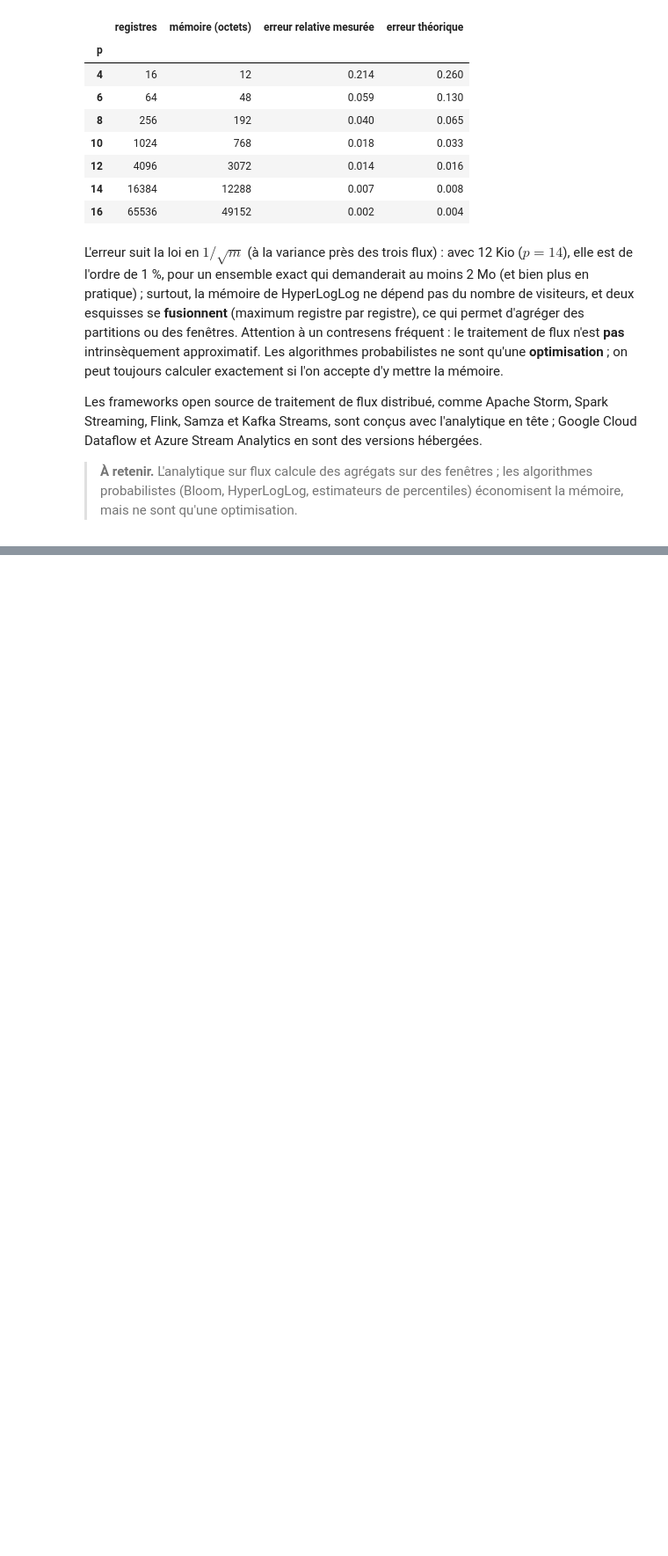
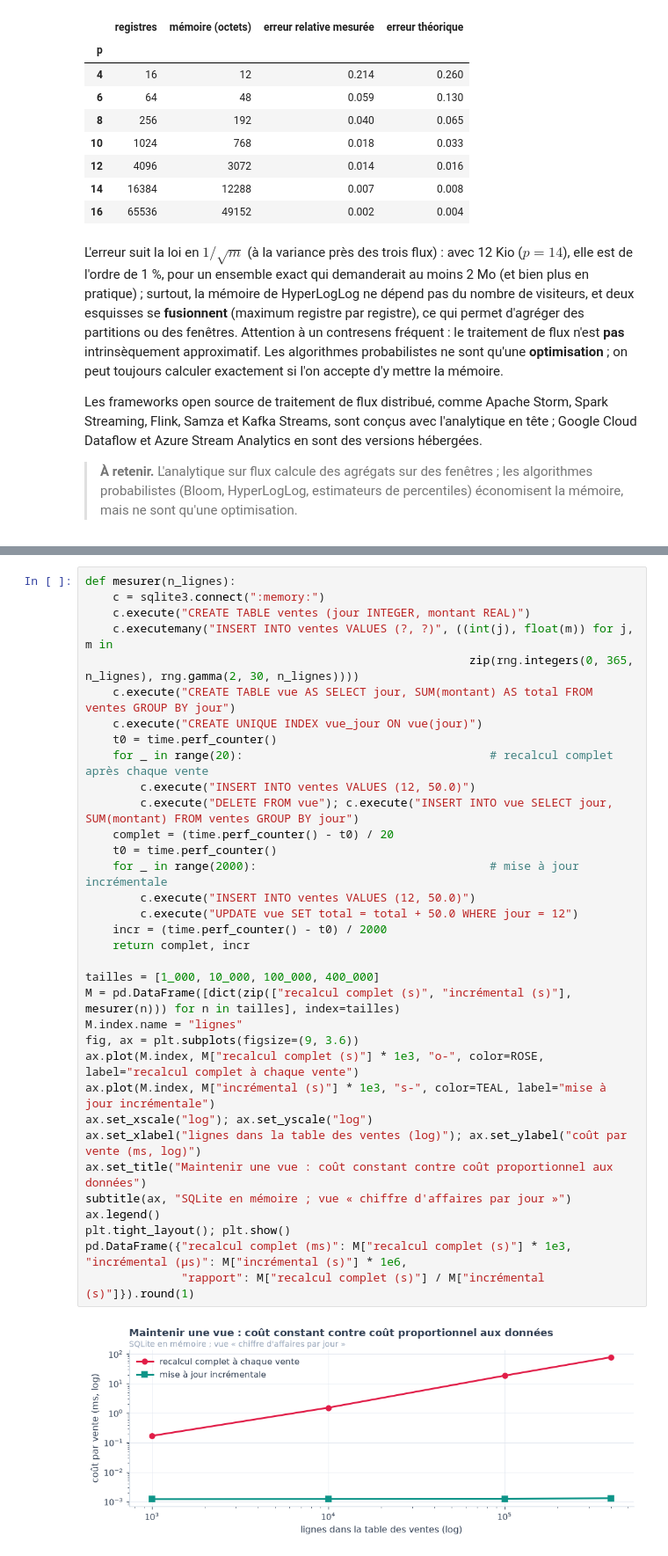
Before and after one commit to gwils28/Designing_Data_Intensive_Applications__ByTheBook, a Jupyter notebook: notebooks/ch11_traitement_de_flux/ch11_cours_5_usages_du_traitement_de_flux.ipynb, the cells around one changed output, grey strips where cells are left out. Shown at 88% size. Cells and saved outputs as stored; diff of their text form; blank space fills up the shorter version.

Commit message:
ch11 cours 5 : Maintenir des vues matérialisées

```diff
--- a/notebooks/ch11_traitement_de_flux/ch11_cours_5_usages_du_traitement_de_flux.ipynb
+++ b/notebooks/ch11_traitement_de_flux/ch11_cours_5_usages_du_traitement_de_flux.ipynb
@@ -225,0 +242,36 @@ Google Cloud Dataflow et Azure Stream Analytics en sont des versions hébergées
+# %%
+def mesurer(n_lignes):
+    c = sqlite3.connect(":memory:")
+    c.execute("CREATE TABLE ventes (jour INTEGER, montant REAL)")
+    c.executemany("INSERT INTO ventes VALUES (?, ?)", ((int(j), float(m)) for j, m in
+                                                        zip(rng.integers(0, 365, n_lignes), rng.gamma(2, 30, n_lignes))))
+    c.execute("CREATE TABLE vue AS SELECT jour, SUM(montant) AS total FROM ventes GROUP BY jour")
+    c.execute("CREATE UNIQUE INDEX vue_jour ON vue(jour)")
+    t0 = time.perf_counter()
+    for _ in range(20):                                    # recalcul complet après chaque vente
+        c.execute("INSERT INTO ventes VALUES (12, 50.0)")
+        c.execute("DELETE FROM vue"); c.execute("INSERT INTO vue SELECT jour, SUM(montant) FROM ventes GROUP BY jour")
+    complet = (time.perf_counter() - t0) / 20
+    t0 = time.perf_counter()
+    for _ in range(2000):                                  # mise à jour incrémentale
+        c.execute("INSERT INTO ventes VALUES (12, 50.0)")
+        c.execute("UPDATE vue SET total = total + 50.0 WHERE jour = 12")
+    incr = (time.perf_counter() - t0) / 2000
+    return complet, incr
+
+tailles = [1_000, 10_000, 100_000, 400_000]
+M = pd.DataFrame([dict(zip(["recalcul complet (s)", "incrémental (s)"], mesurer(n))) for n in tailles], index=tailles)
+M.index.name = "lignes"
+fig, ax = plt.subplots(figsize=(9, 3.6))
+ax.plot(M.index, M["recalcul complet (s)"] * 1e3, "o-", color=ROSE, label="recalcul complet à chaque vente")
+ax.plot(M.index, M["incrémental (s)"] * 1e3, "s-", color=TEAL, label="mise à jour incrémentale")
+ax.set_xscale("log"); ax.set_yscale("log")
+ax.set_xlabel("lignes dans la table des ventes (log)"); ax.set_ylabel("coût par vente (ms, log)")
+ax.set_title("Maintenir une vue : coût constant contre coût proportionnel aux données")
+subtitle(ax, "SQLite en mémoire ; vue « chiffre d'affaires par jour »")
+ax.legend()
+plt.tight_layout(); plt.show()
+pd.DataFrame({"recalcul complet (ms)": M["recalcul complet (s)"] * 1e3, "incrémental (µs)": M["incrémental (s)"] * 1e6,
+              "rapport": M["recalcul complet (s)"] / M["incrémental (s)"]}).round(1)
+# %% [output]
+[figure, added]
```
Also changed, not shown: parts of 4 cells of this notebook.
